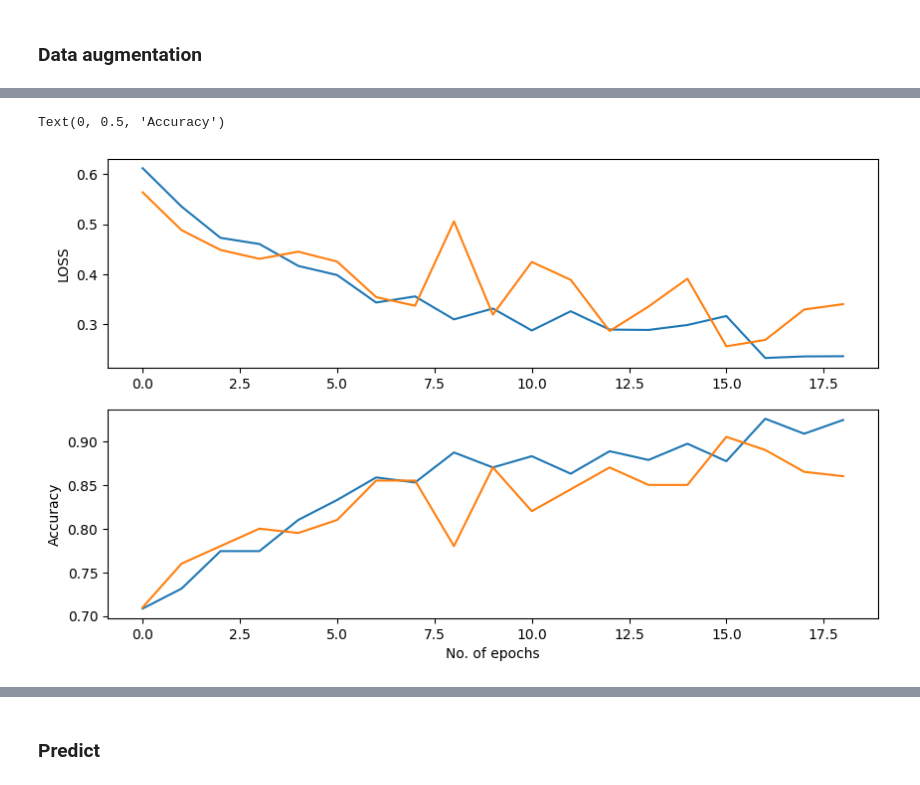
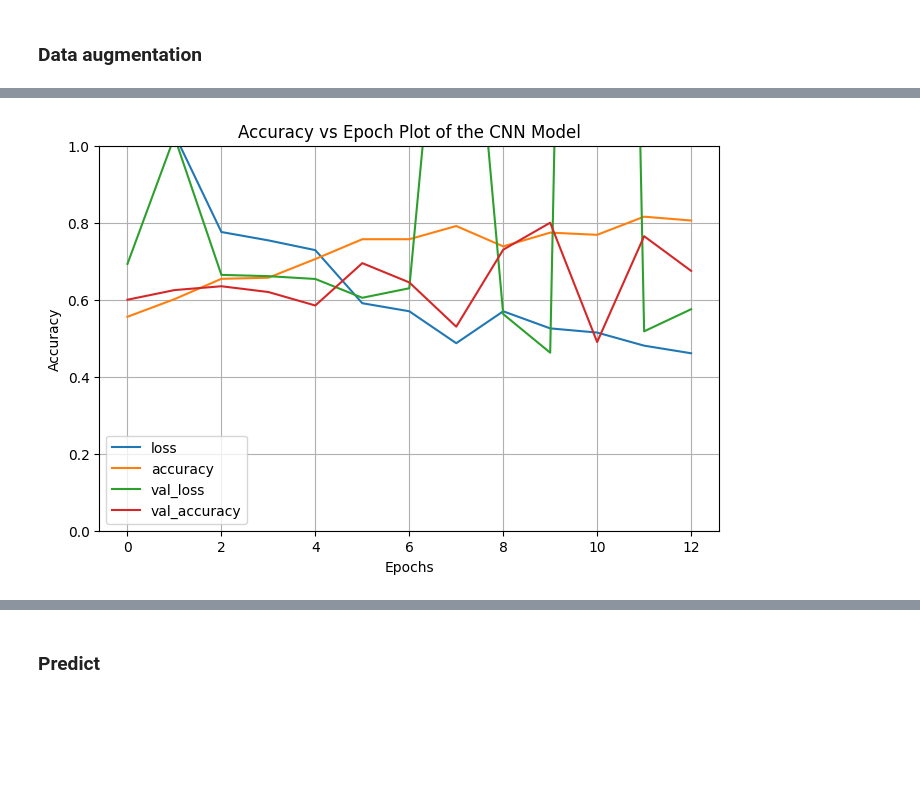
Before and after one commit to rhjhaerol/pisang-clasifier, a Jupyter notebook: Pisang Classifier.ipynb, the cells around one changed output, grey strips where cells are left out. Drawn from its saved outputs; the diff is of its cells as text; code cells hidden in the pictures; blank space fills up the shorter version.

Commit message:
build model

```diff
--- a/Pisang Classifier.ipynb
+++ b/Pisang Classifier.ipynb
@@ -76,0 +79,18 @@ dict_keys(['pisang-kulit-luka', 'pisang-kulit-tidak-luka'])
+# %%
+train_data =  train_data_gen.flow_from_directory(
+                        "dataset/train",
+                        target_size=(150,150),
+                        batch_size=1,
+                        class_mode='categorical')
+
+validate_data = validate_data_gen.flow_from_directory(
+                        "dataset/val",
+                        target_size=(150,150),
+                        batch_size=1,
+                        class_mode='categorical')
+
+test_data =  test_data_gen.flow_from_directory(
+                        "dataset/test",
+                        target_size=(150,150),
+                        batch_size=1,
+                        class_mode='categorical')
@@ -120,5 +178,11 @@ model.compile(optimizer='adam',
+# %%
+# Compile the model
+modelcnn.compile(optimizer='adam',
+              loss='categorical_crossentropy',
+              metrics=['accuracy'])
 # %%
-model.fit(train_data,
+# Fit the model
+modelcnn.fit(train_data,
           verbose=1,
           validation_data=validate_data,
           batch_size=64,
@@ -160,12 +223,13 @@ df_loss.sort_values(by='val_accuracy',ascending=False).head()
 # %%
-fig,axes = plt.subplots(2,1,figsize=(10,6))
-axes[0].plot(df_loss[['loss','val_loss']])
-axes[0].set_ylabel("LOSS")
+# Visualizing the performance of model
 
-axes[1].plot(df_loss[['accuracy','val_accuracy']])
-axes[1].set_xlabel("No. of epochs")
-axes[1].set_ylabel("Accuracy")
+pd.DataFrame(modelcnn.history.history).plot(figsize=(8, 5))
+plt.grid(True)
+plt.xlabel('Epochs')
+plt.ylabel('Accuracy')
+plt.gca().set_ylim(0, 1)
+plt.title('Accuracy vs Epoch Plot of the CNN Model')
+plt.show()
 # %% [output]
-Text(0, 0.5, 'Accuracy')
-[figure, old version]
+[figure, new version]
 # %%
```
Also changed, not shown: parts of 48 cells of this notebook.
